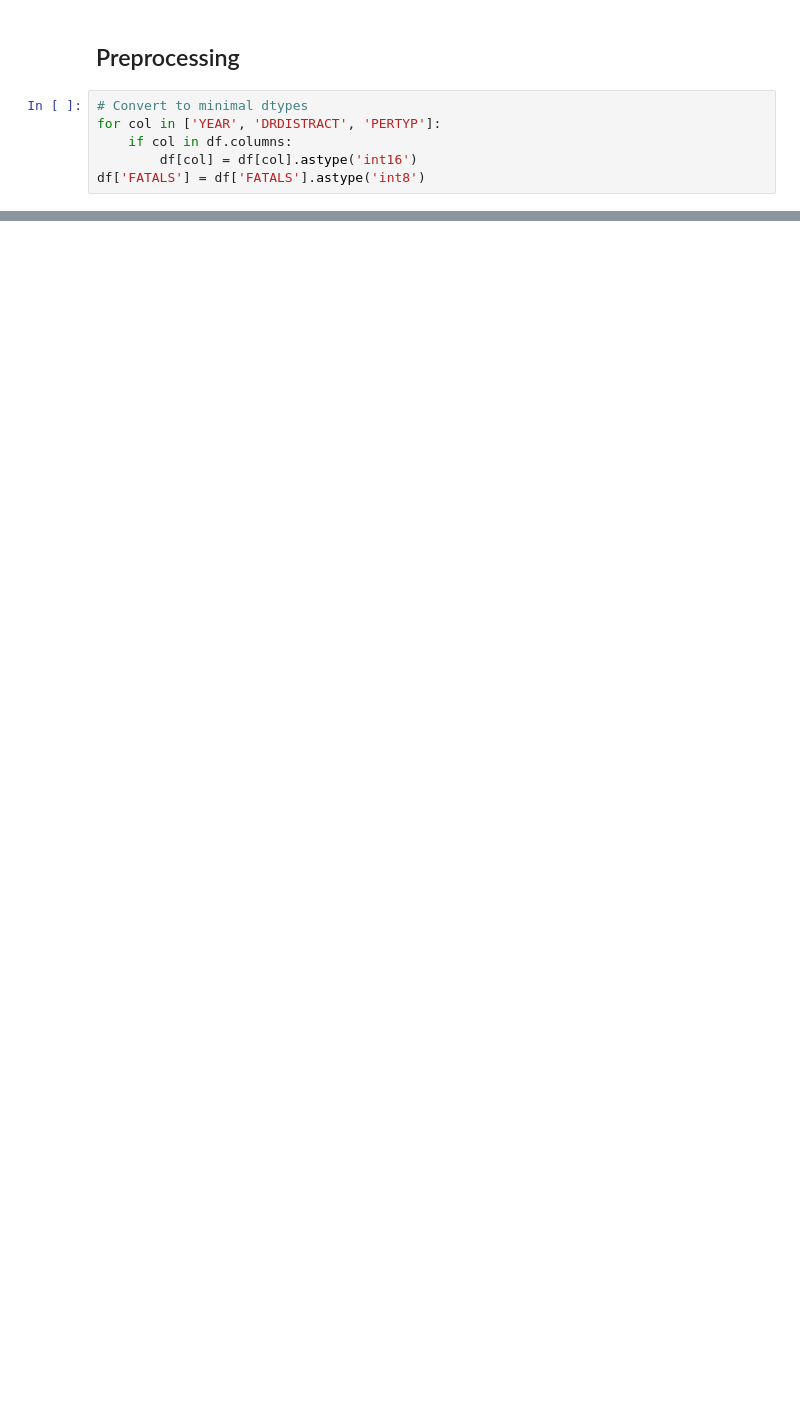
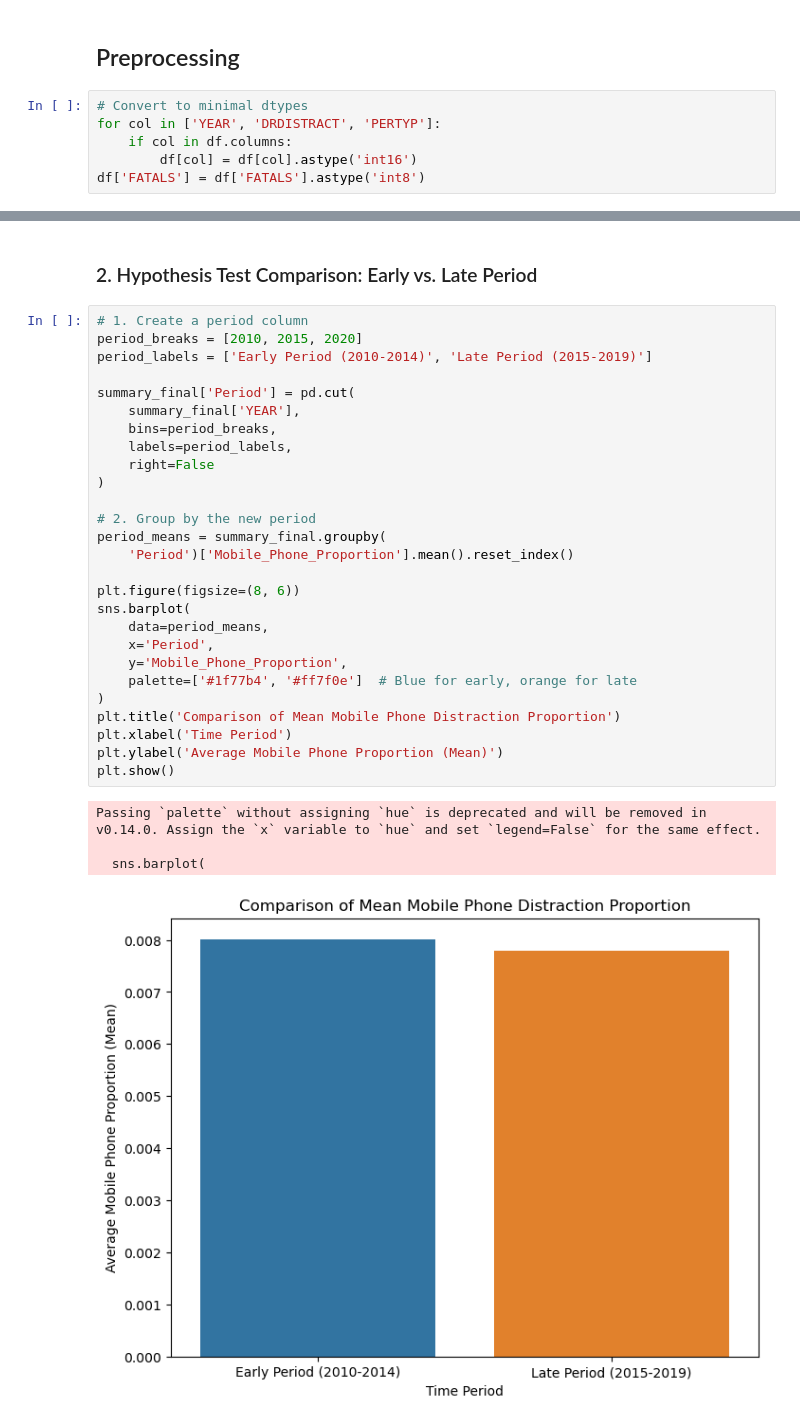
Before and after one commit to ikathuria/DistractedDrivingFatalities, a Jupyter notebook: preprocess_data.ipynb, the cells around one changed output, grey strips where cells are left out. Saved outputs shown, nothing was run; the diff lists cells and outputs as text; blank space fills up the shorter version.

```diff
--- a/preprocess_data.ipynb
+++ b/preprocess_data.ipynb
@@ -147,0 +234,34 @@ plt.show()
+# %% [markdown]
+### 2. Hypothesis Test Comparison: Early vs. Late Period
+# %%
+# 1. Create a period column
+period_breaks = [2010, 2015, 2020]
+period_labels = ['Early Period (2010-2014)', 'Late Period (2015-2019)']
+
+summary_final['Period'] = pd.cut(
+    summary_final['YEAR'],
+    bins=period_breaks,
+    labels=period_labels,
+    right=False
+)
+
+# 2. Group by the new period
+period_means = summary_final.groupby(
+    'Period')['Mobile_Phone_Proportion'].mean().reset_index()
+
+plt.figure(figsize=(8, 6))
+sns.barplot(
+    data=period_means,
+    x='Period',
+    y='Mobile_Phone_Proportion',
+    palette=['#1f77b4', '#ff7f0e']  # Blue for early, orange for late
+)
+plt.title('Comparison of Mean Mobile Phone Distraction Proportion')
+plt.xlabel('Time Period')
+plt.ylabel('Average Mobile Phone Proportion (Mean)')
+plt.show()
+# %% [output]
+Passing `palette` without assigning `hue` is deprecated and will be removed in v0.14.0. Assign the `x` variable to `hue` and set `legend=False` for the same effect.
+
+  sns.barplot(
+[figure, added]
```
Also changed, not shown: parts of 19 cells of this notebook, 2 other files.
